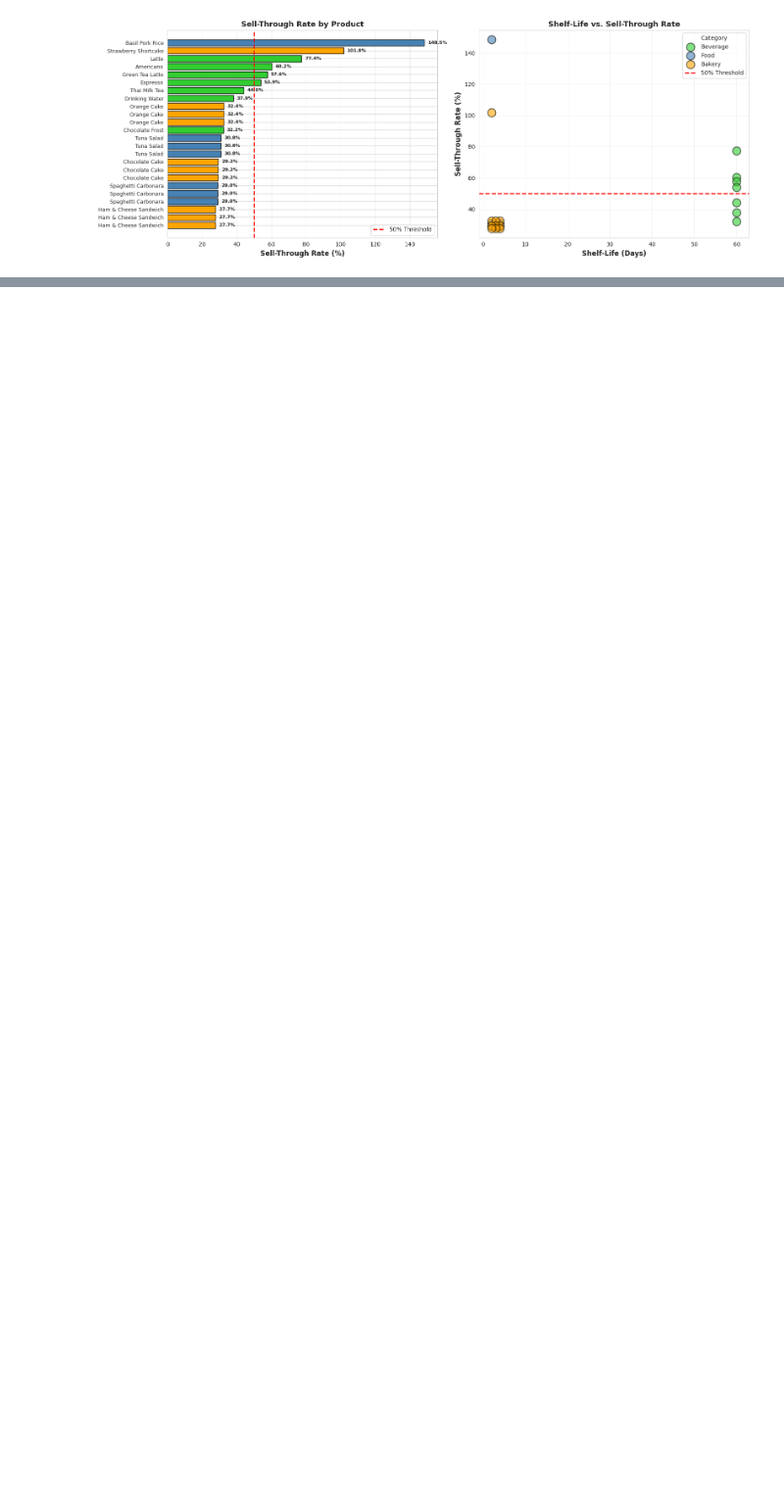
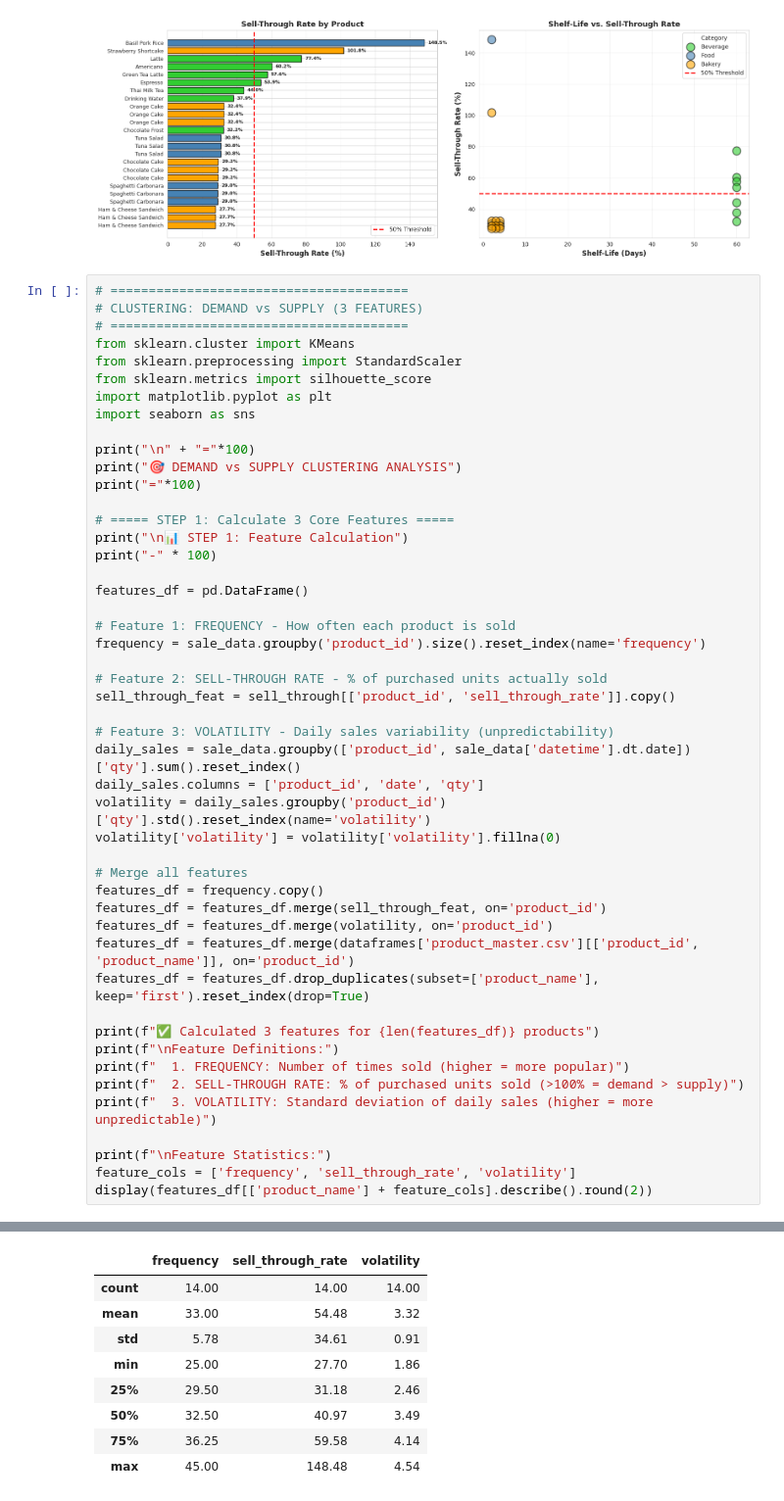
Before and after one commit to AumJi/BOTNOI-Internship, a Jupyter notebook: main.ipynb, the cells around one changed output, grey strips where cells are left out. Shown at 98% size. Cells and saved outputs as stored; diff of their text form; blank space fills up the shorter version.

```diff
--- a/main.ipynb
+++ b/main.ipynb
@@ -922,3 +928,52 @@ Sell-Through Statistics by Category:
 | 13 | Ham & Cheese Sandwich | Bakery | 148 | 41 | 3 | 27.70 |
 | 14 | Ham & Cheese Sandwich | Bakery | 148 | 41 | 2 | 27.70 |
 [figure]
+# %%
+# =======================================
+# CLUSTERING: DEMAND vs SUPPLY (3 FEATURES)
+# =======================================
+from sklearn.cluster import KMeans
+from sklearn.preprocessing import StandardScaler
+from sklearn.metrics import silhouette_score
+import matplotlib.pyplot as plt
+import seaborn as sns
+
+print("\n" + "="*100)
+print("🎯 DEMAND vs SUPPLY CLUSTERING ANALYSIS")
+print("="*100)
+
+# ===== STEP 1: Calculate 3 Core Features =====
+print("\n📊 STEP 1: Feature Calculation")
+print("-" * 100)
+
+features_df = pd.DataFrame()
+
+# Feature 1: FREQUENCY - How often each product is sold
+frequency = sale_data.groupby('product_id').size().reset_index(name='frequency')
+
+# Feature 2: SELL-THROUGH RATE - % of purchased units actually sold
+sell_through_feat = sell_through[['product_id', 'sell_through_rate']].copy()
+
+# Feature 3: VOLATILITY - Daily sales variability (unpredictability)
+daily_sales = sale_data.groupby(['product_id', sale_data['datetime'].dt.date])['qty'].sum().reset_index()
+daily_sales.columns = ['product_id', 'date', 'qty']
+volatility = daily_sales.groupby('product_id')['qty'].std().reset_index(name='volatility')
+volatility['volatility'] = volatility['volatility'].fillna(0)
+
+# Merge all features
+features_df = frequency.copy()
+features_df = features_df.merge(sell_through_feat, on='product_id')
+features_df = features_df.merge(volatility, on='product_id')
+features_df = features_df.merge(dataframes['product_master.csv'][['product_id', 'product_name']], on='product_id')
+features_df = features_df.drop_duplicates(subset=['product_name'], keep='first').reset_index(drop=True)
+
+print(f"✅ Calculated 3 features for {len(features_df)} products")
+print(f"\nFeature Definitions:")
+print(f"  1. FREQUENCY: Number of times sold (higher = more popular)")
+print(f"  2. SELL-THROUGH RATE: % of purchased units sold (>100% = demand > supply)")
+print(f"  3. VOLATILITY: Standard deviation of daily sales (higher = more unpredictable)")
+
+print(f"\nFeature Statistics:")
+feature_cols = ['frequency', 'sell_through_rate', 'volatility']
+display(features_df[['product_name'] + feature_cols].describe().round(2))
+# %% [output]
@@ -924,0 +994,9 @@ Sell-Through Statistics by Category:
+|  | frequency | sell_through_rate | volatility |
+| count | 14.00 | 14.00 | 14.00 |
+| mean | 33.00 | 54.48 | 3.32 |
+| std | 5.78 | 34.61 | 0.91 |
+| min | 25.00 | 27.70 | 1.86 |
+| 25% | 29.50 | 31.18 | 2.46 |
+| 50% | 32.50 | 40.97 | 3.49 |
+| 75% | 36.25 | 59.58 | 4.14 |
+| max | 45.00 | 148.48 | 4.54 |
```
Also changed, not shown: parts of 12 cells of this notebook.
